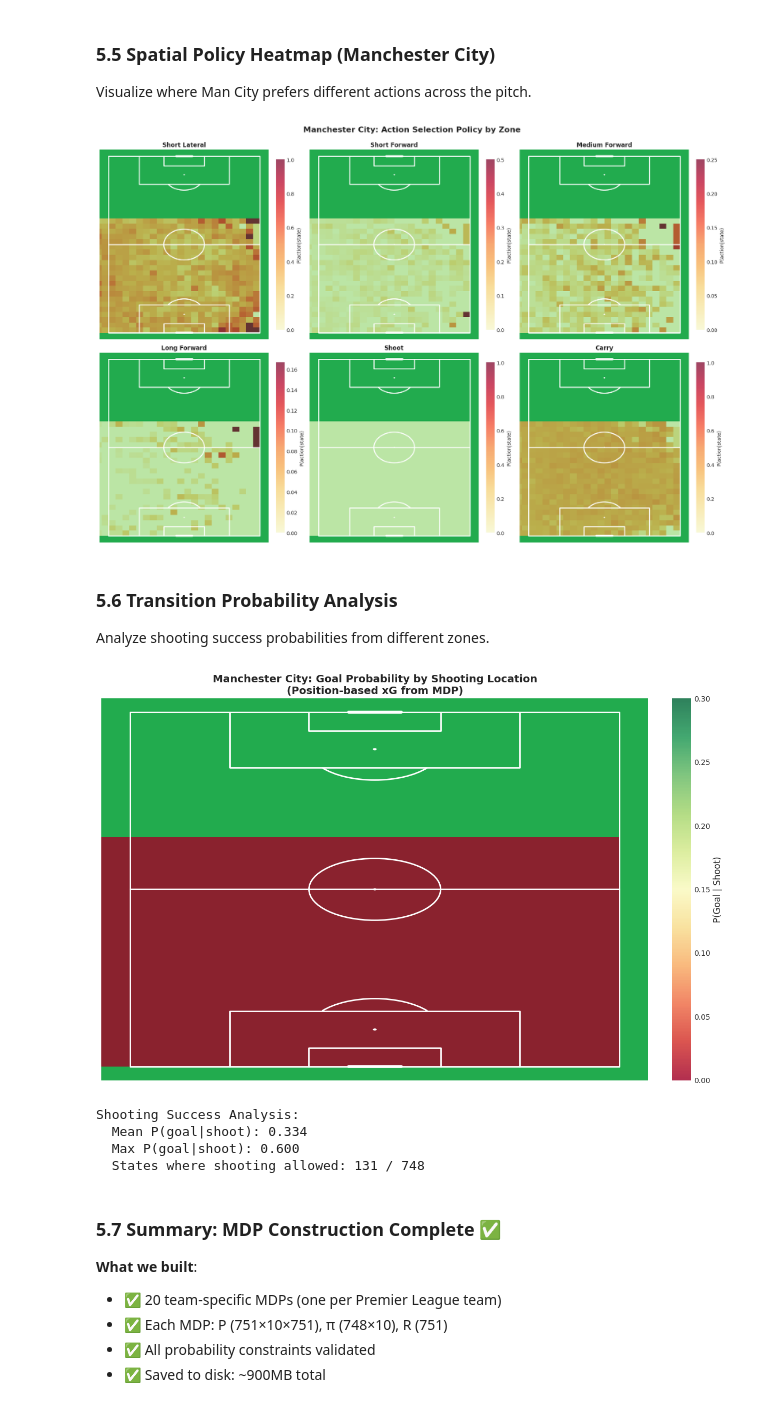
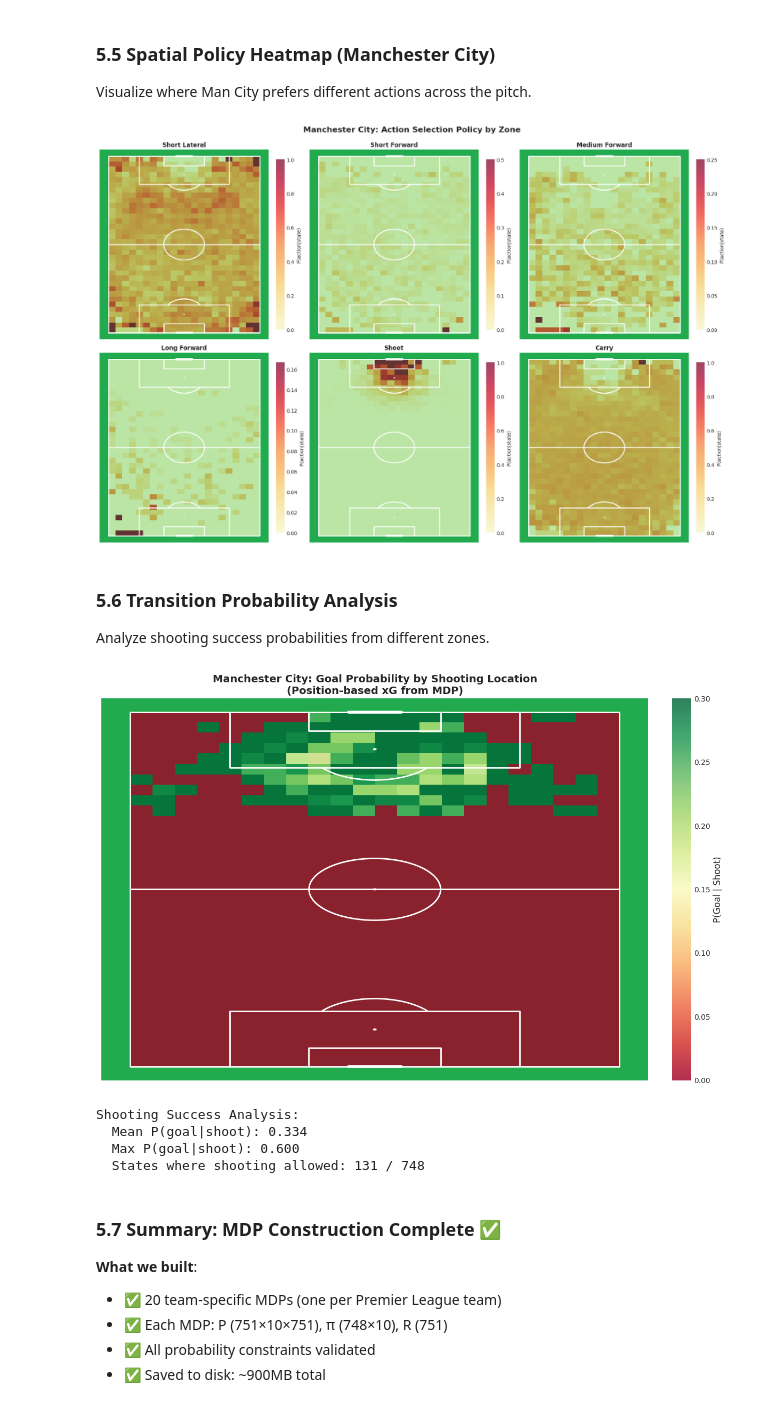
Before and after one commit to MartimRego/pass-decisions, a Jupyter notebook: Project/pass_decision_analysis.ipynb, the cells around one changed output. Cells and saved outputs as stored; diff of their text form; code cells hidden in the pictures.

Commit message:
heatmaps fixed

```diff
--- a/Project/pass_decision_analysis.ipynb
+++ b/Project/pass_decision_analysis.ipynb
@@ -931,3 +931,31 @@ Test: (52.5, 34.0) → state 391
 
 Note: Grid is 22 rows (Y-axis) × 34 cols (X-axis) to match pitch aspect ratio
       Pitch: 105m × 68m → cells are 3.09m × 3.09m
+# %%
+# Debug: Test corner coordinates to understand grid orientation
+print("Testing grid orientation:")
+print(f"Grid: {grid.n_rows} rows × {grid.n_cols} cols")
+print(f"Pitch: {grid.pitch_length}m × {grid.pitch_width}m")
+print()
+
+# Test corners
+corners = [
+    (0, 0, "Bottom-left corner"),
+    (105, 0, "Bottom-right corner"),
+    (0, 68, "Top-left corner"),
+    (105, 68, "Top-right corner"),
+    (52.5, 0, "Bottom center (own goal)"),
+    (52.5, 68, "Top center (opponent goal)"),
+]
+
+for x, y, label in corners:
+    state = grid.xy_to_state(x, y)
+    row = state // grid.n_cols
+    col = state % grid.n_cols
+    print(f"{label}: ({x}, {y}) → state {state} → row {row}, col {col}")
+
+print()
+print("For VerticalPitch (attacking upwards):")
+print("  - X-axis should be WIDTH (0-68m)")
+print("  - Y-axis should be LENGTH (0-105m)")
+print("  - Bottom (y=0) = own half, Top (y=105) = attacking half")
@@ -1602,41 +1646,44 @@ axes = axes.flatten()
 actions_to_plot = [1, 2, 5, 7, 8, 9]  # short_lateral, short_forward, medium_forward, long_forward, shoot, carry
 
 for idx, action_id in enumerate(actions_to_plot):
     ax = axes[idx]
     pitch = VerticalPitch(pitch_type='custom', pitch_length=105, pitch_width=68,
                          pitch_color='#22ab4e', line_color='white', linewidth=2)
     pitch.draw(ax=ax)
 
     # Get policy for this action across all states
     policy_action = pi_city[:, action_id]
 
-    # Reshape to grid for visualization
-    policy_grid = np.zeros((grid.n_rows, grid.n_cols))
+    # Reshape to grid for visualization on VerticalPitch
+    # VerticalPitch: x-axis = width (68m), y-axis = length (105m)
+    # Grid stores: row = width position, col = length position
+    # So we need to swap: grid[col, row] to map length to y-axis, width to x-axis
+    policy_grid = np.zeros((grid.n_cols, grid.n_rows))  # Shape: (34, 22) for vertical display
     for state in range(grid.n_states):
-        row = state // grid.n_cols
-        col = state % grid.n_cols
-        policy_grid[row, col] = policy_action[state]
+        row = state // grid.n_cols  # Width position (0-21)
+        col = state % grid.n_cols   # Length position (0-33)
+        policy_grid[col, row] = policy_action[state]  # Swap: col→y-axis (length), row→x-axis (width)
 
-    # Plot heatmap
-    extent = [0, 105, 0, 68]
+    # Plot heatmap on vertical pitch (width on x-axis, length on y-axis)
+    extent = [0, 68, 0, 105]
     im = ax.imshow(policy_grid, extent=extent, origin='lower', cmap='YlOrRd',
                    alpha=0.7, aspect='auto', vmin=0, vmax=policy_action.max())
 
     # Add colorbar
     cbar = plt.colorbar(im, ax=ax, fraction=0.046, pad=0.04)
     cbar.set_label('P(action|state)', fontsize=10)
 
     # Title
     action_name = sa.ACTION_NAMES[action_id].replace('_', ' ').title()
     ax.set_title(f'{action_name}', fontsize=12, fontweight='bold')
 
 plt.suptitle('Manchester City: Action Selection Policy by Zone',
              fontsize=16, fontweight='bold', y=0.995)
 plt.tight_layout()
 plt.savefig('outputs/figures/man_city_spatial_policy.png', dpi=150, bbox_inches='tight')
 plt.show()
 # %% [output]
-[figure, old version]
+[figure, new version]
 # %% [markdown]
 ### 5.6 Transition Probability Analysis
 
@@ -1649,12 +1696,15 @@ shoot_action = 8
 # Get shooting success probability by state
 shoot_success = P_city[:748, shoot_action, goal_state]
 
-# Reshape to grid
-shoot_success_grid = np.zeros((grid.n_rows, grid.n_cols))
+# Reshape to grid for VerticalPitch display
+# VerticalPitch: x-axis = width (68m), y-axis = length (105m)
+# Grid stores: row = width position, col = length position
+# Swap to map correctly: grid[col, row]
+shoot_success_grid = np.zeros((grid.n_cols, grid.n_rows))  # Shape: (34, 22)
 for state in range(grid.n_states):
-    row = state // grid.n_cols
-    col = state % grid.n_cols
-    shoot_success_grid[row, col] = shoot_success[state]
+    row = state // grid.n_cols  # Width position (0-21)
+    col = state % grid.n_cols   # Length position (0-33)
+    shoot_success_grid[col, row] = shoot_success[state]  # col→y (length), row→x (width)
 
 # Plot
 fig, ax = plt.subplots(figsize=(12, 8))
@@ -1662,7 +1712,7 @@ pitch = VerticalPitch(pitch_type='custom', pitch_length=105, pitch_width=68,
                      pitch_color='#22ab4e', line_color='white', linewidth=2)
 pitch.draw(ax=ax)
 
-im = ax.imshow(shoot_success_grid, extent=[0, 105, 0, 68], origin='lower',
+im = ax.imshow(shoot_success_grid, extent=[0, 68, 0, 105], origin='lower',
               cmap='RdYlGn', alpha=0.8, aspect='auto', vmin=0, vmax=0.3)
 
 cbar = plt.colorbar(im, ax=ax, fraction=0.046, pad=0.04)
@@ -1681,7 +1731,7 @@ print(f"  Mean P(goal|shoot): {shoot_success[shoot_success > 0].mean():.3f}")
 print(f"  Max P(goal|shoot): {shoot_success.max():.3f}")
 print(f"  States where shooting allowed: {(shoot_success > 0).sum()} / {grid.n_states}")
 # %% [output]
-[figure, old version]
+[figure, new version]
 Shooting Success Analysis:
   Mean P(goal|shoot): 0.334
   Max P(goal|shoot): 0.600
```
Also changed, not shown: parts of 2 cells of this notebook.
